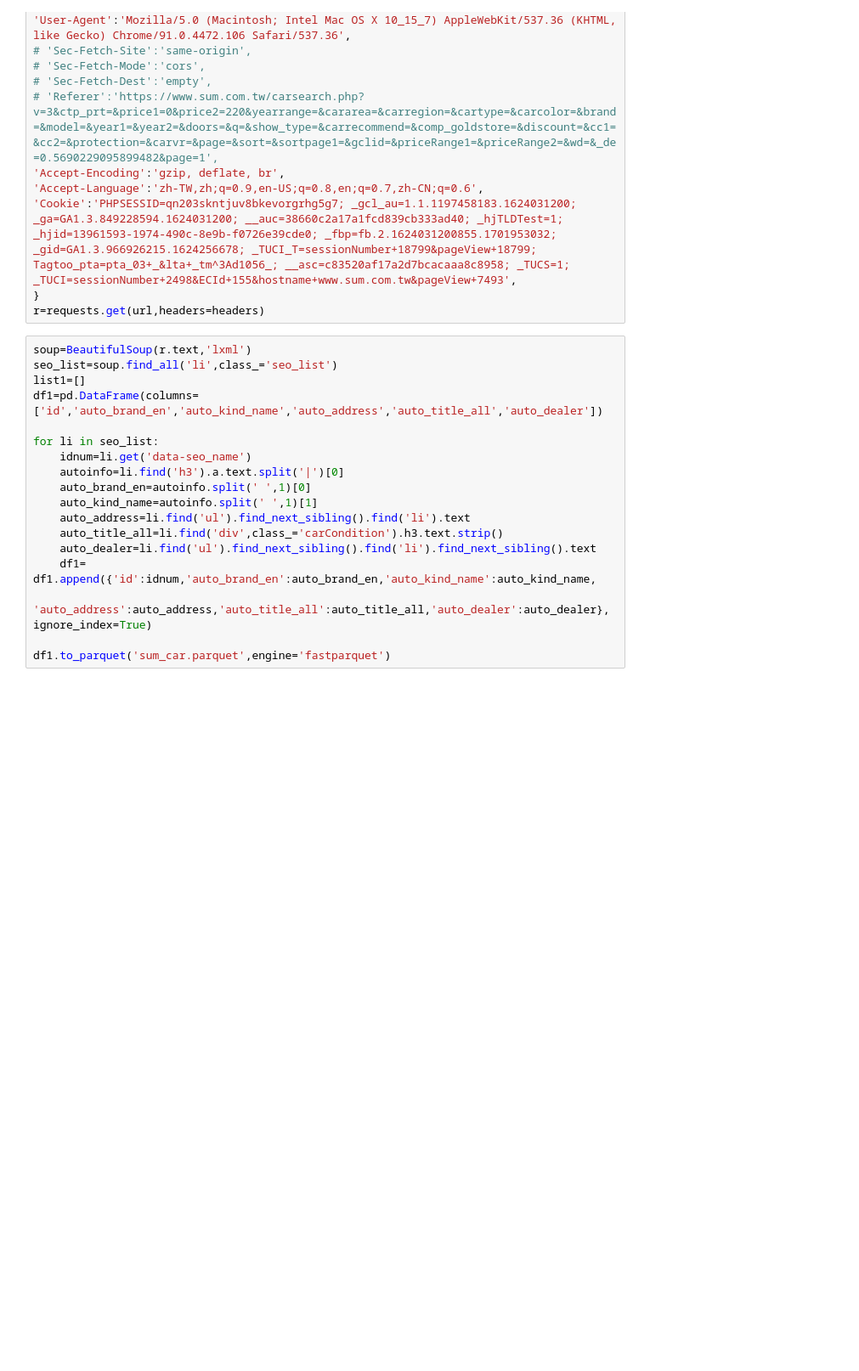
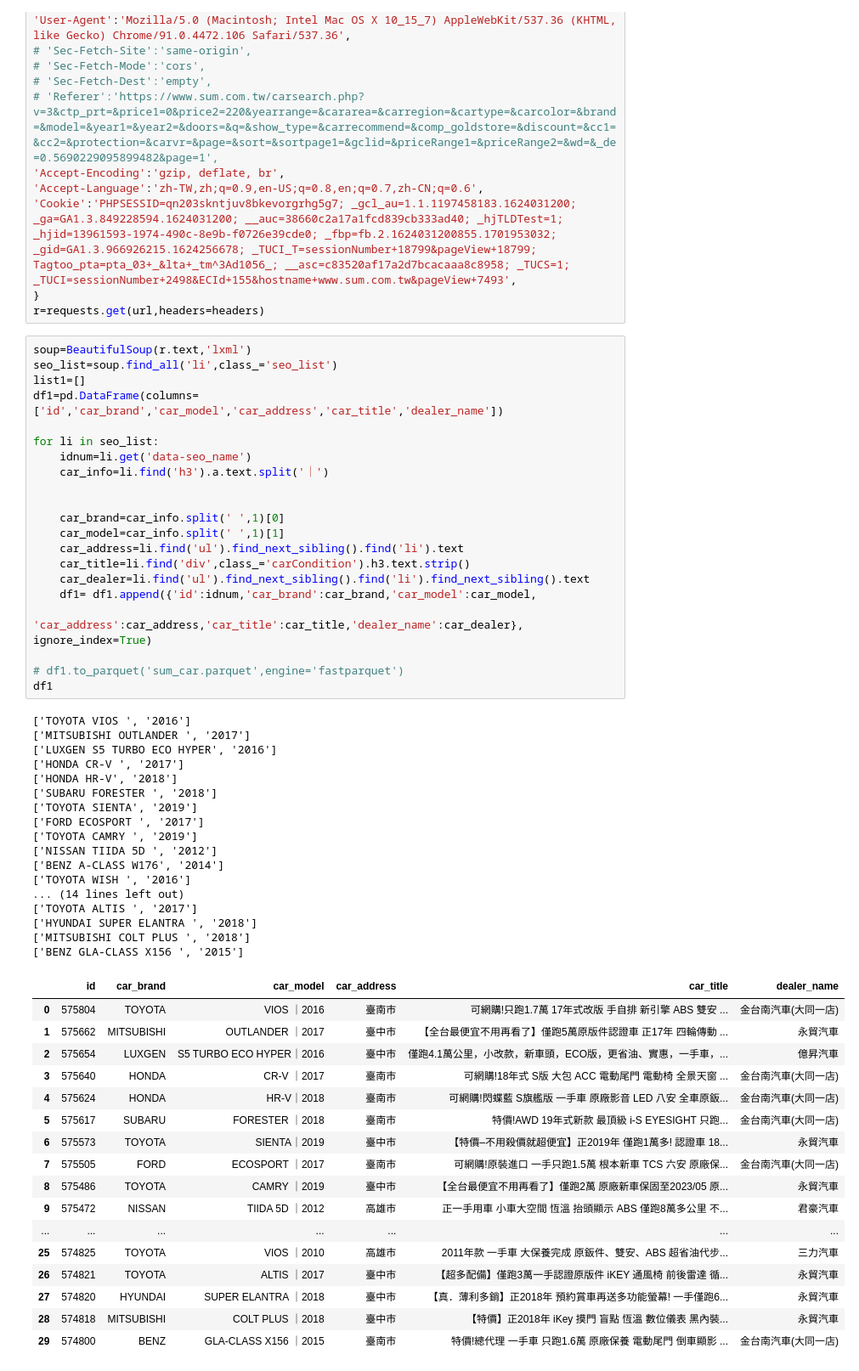
Before and after one commit to shaunchuang/crawl_test, a Jupyter notebook: sum_car/sum_car.ipynb, the cells around one changed output. Shown: that part at 85% size. Saved outputs shown, nothing was run; the diff lists cells and outputs as text; blank space fills up the shorter version.

```diff
--- a/sum_car/sum_car.ipynb
+++ b/sum_car/sum_car.ipynb
@@ -54,21 +57,59 @@ r=requests.get(url,headers=headers)
 # %%
 soup=BeautifulSoup(r.text,'lxml')
 seo_list=soup.find_all('li',class_='seo_list')
 list1=[]
-df1=pd.DataFrame(columns=['id','auto_brand_en','auto_kind_name','auto_address','auto_title_all','auto_dealer'])
+df1=pd.DataFrame(columns=['id','car_brand','car_model','car_address','car_title','dealer_name'])
 
 for li in seo_list:
     idnum=li.get('data-seo_name')
-    autoinfo=li.find('h3').a.text.split('|')[0]
-    auto_brand_en=autoinfo.split(' ',1)[0]
-    auto_kind_name=autoinfo.split(' ',1)[1]
-    auto_address=li.find('ul').find_next_sibling().find('li').text
-    auto_title_all=li.find('div',class_='carCondition').h3.text.strip()
-    auto_dealer=li.find('ul').find_next_sibling().find('li').find_next_sibling().text
-    df1= df1.append({'id':idnum,'auto_brand_en':auto_brand_en,'auto_kind_name':auto_kind_name,
-                     'auto_address':auto_address,'auto_title_all':auto_title_all,'auto_dealer':auto_dealer}, ignore_index=True)
+    car_info=li.find('h3').a.text.split('｜')
 
-df1.to_parquet('sum_car.parquet',engine='fastparquet')
+
+    car_brand=car_info.split(' ',1)[0]
+    car_model=car_info.split(' ',1)[1]
+    car_address=li.find('ul').find_next_sibling().find('li').text
+    car_title=li.find('div',class_='carCondition').h3.text.strip()
+    car_dealer=li.find('ul').find_next_sibling().find('li').find_next_sibling().text
+    df1= df1.append({'id':idnum,'car_brand':car_brand,'car_model':car_model,
+                     'car_address':car_address,'car_title':car_title,'dealer_name':car_dealer}, ignore_index=True)
+
+# df1.to_parquet('sum_car.parquet',engine='fastparquet')
+df1
+# %% [output]
+['TOYOTA VIOS ', '2016']
+['MITSUBISHI OUTLANDER ', '2017']
+['LUXGEN S5 TURBO ECO HYPER', '2016']
+['HONDA CR-V ', '2017']
+['HONDA HR-V', '2018']
+['SUBARU FORESTER ', '2018']
+['TOYOTA SIENTA', '2019']
+['FORD ECOSPORT ', '2017']
+['TOYOTA CAMRY ', '2019']
+['NISSAN TIIDA 5D ', '2012']
+['BENZ A-CLASS W176', '2014']
+['TOYOTA WISH ', '2016']
+... (14 lines left out)
+['TOYOTA ALTIS ', '2017']
+['HYUNDAI SUPER ELANTRA ', '2018']
+['MITSUBISHI COLT PLUS ', '2018']
+['BENZ GLA-CLASS X156 ', '2015']
+|  | id | car_brand | car_model | car_address | car_title | dealer_name |
+| 0 | 575804 | TOYOTA | VIOS ｜2016 | 臺南市 | 可網購!只跑1.7萬 17年式改版 手自排 新引擎 ABS 雙安 ... | 金台南汽車(大同一店) |
+| 1 | 575662 | MITSUBISHI | OUTLANDER ｜2017 | 臺中市 | 【全台最便宜不用再看了】僅跑5萬原版件認證車 正17年 四輪傳動 ... | 永貿汽車 |
+| 2 | 575654 | LUXGEN | S5 TURBO ECO HYPER｜2016 | 臺中市 | 僅跑4.1萬公里，小改款，新車頭，ECO版，更省油、實惠，一手車，... | 億昇汽車 |
+| 3 | 575640 | HONDA | CR-V ｜2017 | 臺南市 | 可網購!18年式 S版 大包 ACC 電動尾門 電動椅 全景天窗 ... | 金台南汽車(大同一店) |
+| 4 | 575624 | HONDA | HR-V｜2018 | 臺南市 | 可網購!閃蝶藍 S旗艦版 一手車 原廠影音 LED 八安 全車原鈑... | 金台南汽車(大同一店) |
+| 5 | 575617 | SUBARU | FORESTER ｜2018 | 臺南市 | 特價!AWD 19年式新款 最頂級 i-S EYESIGHT 只跑... | 金台南汽車(大同一店) |
+| 6 | 575573 | TOYOTA | SIENTA｜2019 | 臺中市 | 【特價–不用殺價就超便宜】正2019年 僅跑1萬多! 認證車 18... | 永貿汽車 |
+| 7 | 575505 | FORD | ECOSPORT ｜2017 | 臺南市 | 可網購!原裝進口 一手只跑1.5萬 根本新車 TCS 六安 原廠保... | 金台南汽車(大同一店) |
+| 8 | 575486 | TOYOTA | CAMRY ｜2019 | 臺中市 | 【全台最便宜不用再看了】僅跑2萬 原廠新車保固至2023/05 原... | 永貿汽車 |
+| 9 | 575472 | NISSAN | TIIDA 5D ｜2012 | 高雄市 | 正一手用車 小車大空間 恆溫 抬頭顯示 ABS 僅跑8萬多公里 不... | 君豪汽車 |
+| ... | ... | ... | ... | ... | ... | ... |
+| 25 | 574825 | TOYOTA | VIOS ｜2010 | 高雄市 | 2011年款 一手車 大保養完成 原鈑件、雙安、ABS 超省油代步... | 三力汽車 |
+| 26 | 574821 | TOYOTA | ALTIS ｜2017 | 臺中市 | 【超多配備】僅跑3萬一手認證原版件 iKEY 通風椅 前後雷達 循... | 永貿汽車 |
+| 27 | 574820 | HYUNDAI | SUPER ELANTRA ｜2018 | 臺中市 | 【真．薄利多銷】正2018年 預約賞車再送多功能螢幕! 一手僅跑6... | 永貿汽車 |
+| 28 | 574818 | MITSUBISHI | COLT PLUS ｜2018 | 臺中市 | 【特價】正2018年 iKey 摸門 盲點 恆溫 數位儀表 黑內裝... | 永貿汽車 |
+| 29 | 574800 | BENZ | GLA-CLASS X156 ｜2015 | 臺南市 | 特價!總代理 一手車 只跑1.6萬 原廠保養 電動尾門 倒車顯影 ... | 金台南汽車(大同一店) |
 # %%
 np = df1['id'][0]
 url_in = 'https://www.sum.com.tw/carinfo-573699.php'
```
Also changed, not shown: parts of 3 cells of this notebook, 6 other files.
